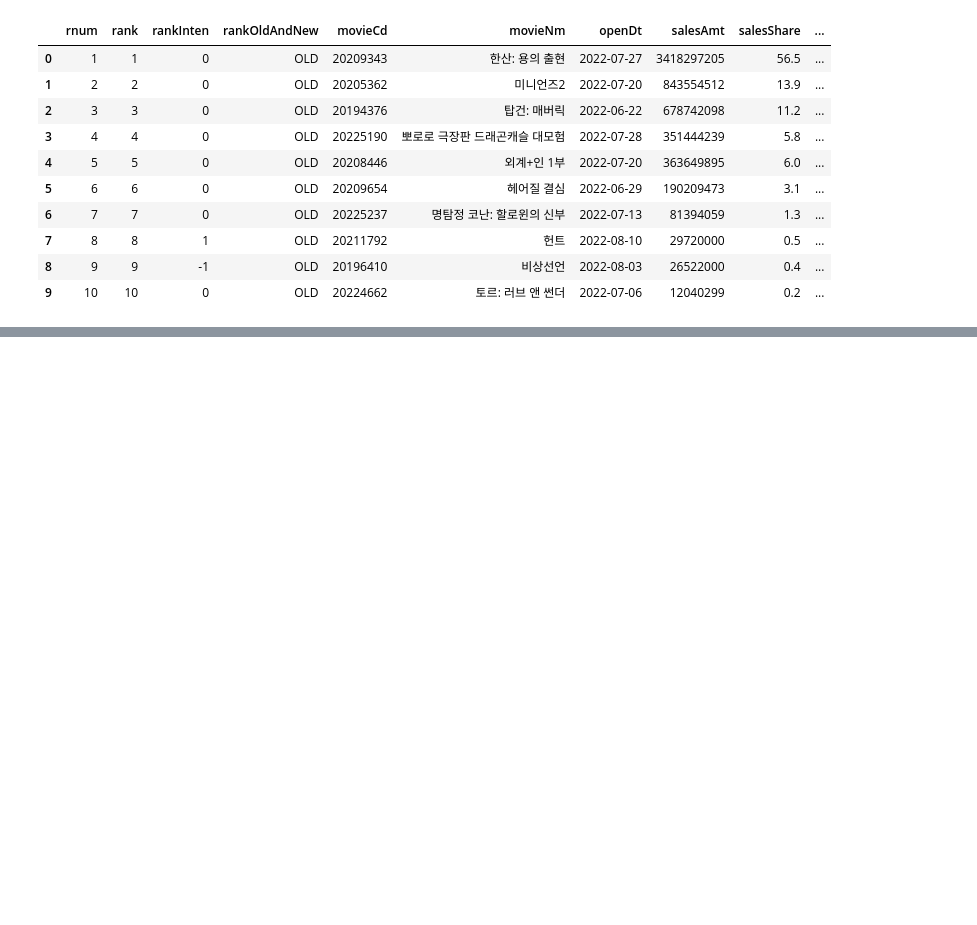
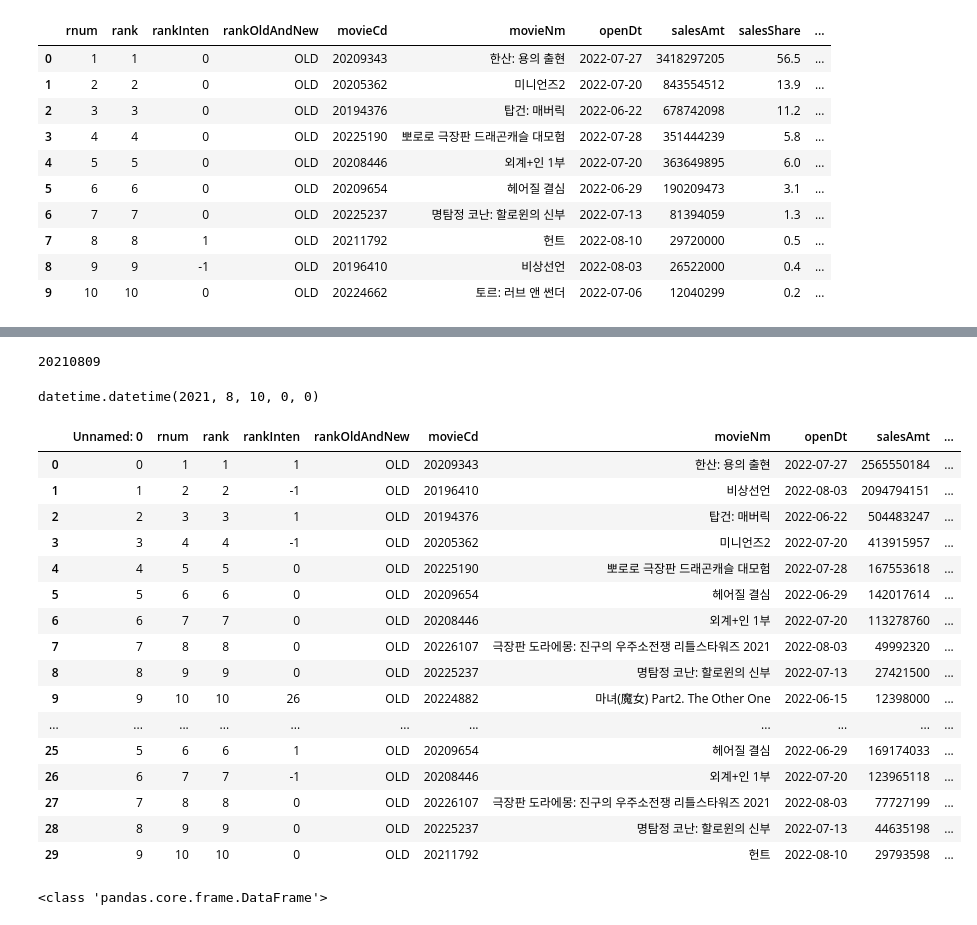
Before and after one commit to limbbbyoung/python_practice, a Jupyter notebook: 데이터 수집 파이프라인/영진위 데이터 크롤링.ipynb, the cells around one changed output, grey strips where cells are left out. Drawn from its saved outputs; the diff is of its cells as text; code cells hidden in the pictures; blank space fills up the shorter version.

```diff
--- a/데이터 수집 파이프라인/영진위 데이터 크롤링.ipynb
+++ b/데이터 수집 파이프라인/영진위 데이터 크롤링.ipynb
@@ -130,0 +164,11 @@ Name: dailyBoxOfficeList, dtype: object
+# %%
+start_datetime = datetime.datetime(2021, 8, 9) # 년 월 일 순으로 넣어줍니다.
+# 형식 바꾸기
+target_date = start_datetime.strftime('%Y%m%d') # 영진위 형식으로 변경
+print(target_date)
+# 날짜 하루 올리기
+next_datetime = start_datetime + datetime.timedelta(days=1) # 날짜 자료형을 이용하면 일수만 입력하면 월별 날짜를 알아서 계산해줌
+next_datetime
+# %% [output]
+20210809
+datetime.datetime(2021, 8, 10, 0, 0)
@@ -130,0 +200,31 @@ Name: dailyBoxOfficeList, dtype: object
+# %%
+# 반복문과 append를 이용해서 3일치 데이터를 요청해서 합쳐보세요.
+# target_date 컬럼에 조회 날짜를 추가해주세요.
+# 빈 데이터프레임을 하나 생성해놓고[pd.DataFrame()]
+data0805 = pd.read_excel('data/movie_data20220805.xlsx')
+data0806 = pd.read_excel('data/movie_data20220806.xlsx')
+data0807 = pd.read_excel('data/movie_data20220807.xlsx')
+data_result = data0805.append([data0806, data0807], ignore_index=True)
+data_result
+# %% [output]
+|  | Unnamed: 0 | rnum | rank | rankInten | rankOldAndNew | movieCd | movieNm | openDt | salesAmt | ... |
+| 0 | 0 | 1 | 1 | 1 | OLD | 20209343 | 한산: 용의 출현 | 2022-07-27 | 2565550184 | ... |
+| 1 | 1 | 2 | 2 | -1 | OLD | 20196410 | 비상선언 | 2022-08-03 | 2094794151 | ... |
+| 2 | 2 | 3 | 3 | 1 | OLD | 20194376 | 탑건: 매버릭 | 2022-06-22 | 504483247 | ... |
+| 3 | 3 | 4 | 4 | -1 | OLD | 20205362 | 미니언즈2 | 2022-07-20 | 413915957 | ... |
+| 4 | 4 | 5 | 5 | 0 | OLD | 20225190 | 뽀로로 극장판 드래곤캐슬 대모험 | 2022-07-28 | 167553618 | ... |
+| 5 | 5 | 6 | 6 | 0 | OLD | 20209654 | 헤어질 결심 | 2022-06-29 | 142017614 | ... |
+| 6 | 6 | 7 | 7 | 0 | OLD | 20208446 | 외계+인 1부 | 2022-07-20 | 113278760 | ... |
+| 7 | 7 | 8 | 8 | 0 | OLD | 20226107 | 극장판 도라에몽: 진구의 우주소전쟁 리틀스타워즈 2021 | 2022-08-03 | 49992320 | ... |
+| 8 | 8 | 9 | 9 | 0 | OLD | 20225237 | 명탐정 코난: 할로윈의 신부 | 2022-07-13 | 27421500 | ... |
+| 9 | 9 | 10 | 10 | 26 | OLD | 20224882 | 마녀(魔女) Part2. The Other One | 2022-06-15 | 12398000 | ... |
+| ... | ... | ... | ... | ... | ... | ... | ... | ... | ... | ... |
+| 25 | 5 | 6 | 6 | 1 | OLD | 20209654 | 헤어질 결심 | 2022-06-29 | 169174033 | ... |
+| 26 | 6 | 7 | 7 | -1 | OLD | 20208446 | 외계+인 1부 | 2022-07-20 | 123965118 | ... |
+| 27 | 7 | 8 | 8 | 0 | OLD | 20226107 | 극장판 도라에몽: 진구의 우주소전쟁 리틀스타워즈 2021 | 2022-08-03 | 77727199 | ... |
+| 28 | 8 | 9 | 9 | 0 | OLD | 20225237 | 명탐정 코난: 할로윈의 신부 | 2022-07-13 | 44635198 | ... |
+| 29 | 9 | 10 | 10 | 0 | OLD | 20211792 | 헌트 | 2022-08-10 | 29793598 | ... |
+# %%
+print(type(data_result))
+# %% [output]
+<class 'pandas.core.frame.DataFrame'>
```
Also changed, not shown: parts of 10 cells of this notebook, 4 other files.
